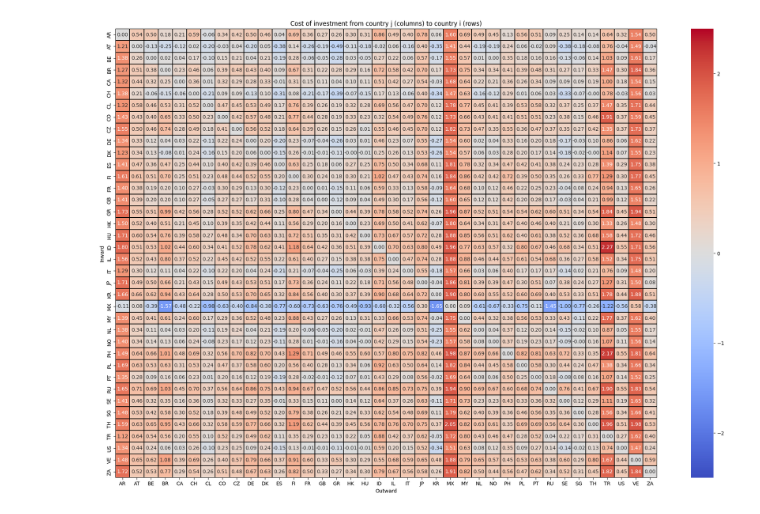
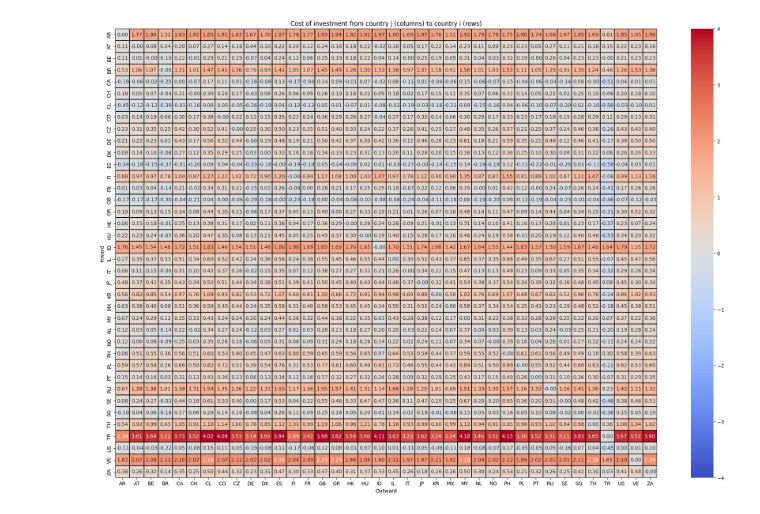
Before and after one commit to nilsvanrompaey/master-thesis-home-bias, a Jupyter notebook: src/experimenting.ipynb, the cells around one changed output. Saved outputs shown, nothing was run; the diff lists cells and outputs as text; code cells hidden in the pictures.

Commit message:
Fix cost calculation errors

```diff
--- a/src/experimenting.ipynb
+++ b/src/experimenting.ipynb
@@ -97,7 +97,7 @@ for i in range(48):
     means = returns.mean(axis=1)
     returns_demeaned = returns.sub(means, axis=0)
     var_contributions = returns_demeaned**2
-    factors = generate_exponential_decay()
+    factors = generate_exponential_decay(ratio=0.95)
     vars = var_contributions.mul(factors).sum(axis=1) / sum(factors)
     variances.iloc[:,i] = vars
 variances = variances.stack().rename("variances")
@@ -277,14 +306,14 @@ plt.show()
 # %%
 import seaborn as sns
 import matplotlib.pyplot as plt
-costs_mean = costs.T.groupby(level=1).mean()
-costs_mean = costs_mean.sort_index(axis=0, inplace=False).sort_index(axis=1, inplace=False) * 100
+costs_mean = costs.T.groupby(level=1).mean().T
+costs_mean = costs_mean.astype(float)
 # Heatmap
 plt.figure(figsize=(24, 16))
-sns.heatmap(costs_mean, annot=True, fmt=".2f", cmap='coolwarm', cbar=True, vmin=-2.5, vmax=2.5, linewidths=0.1, linecolor='black')
+sns.heatmap(costs_mean, annot=True, fmt=".2f", cmap='coolwarm', cbar=True, vmin=-4, vmax=4, linewidths=0.1, linecolor='black')
 plt.title('Cost of investment from country j (columns) to country i (rows)')
 plt.xlabel("Outward")
 plt.ylabel("Inward")
 plt.show()
 # %% [output]
-[figure, old version]
+[figure, new version]
```
Also changed, not shown: parts of 11 cells of this notebook, 4 other files.
